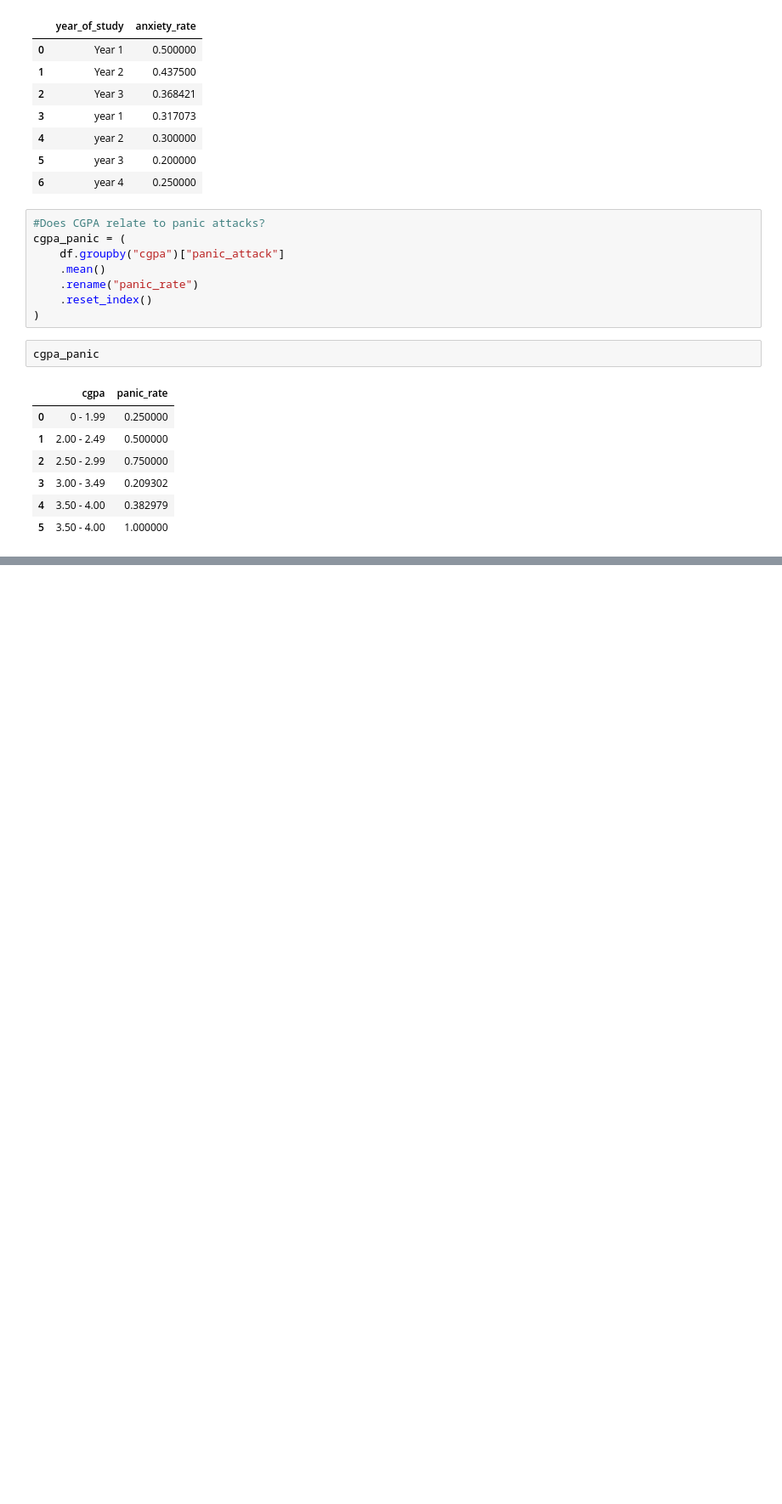
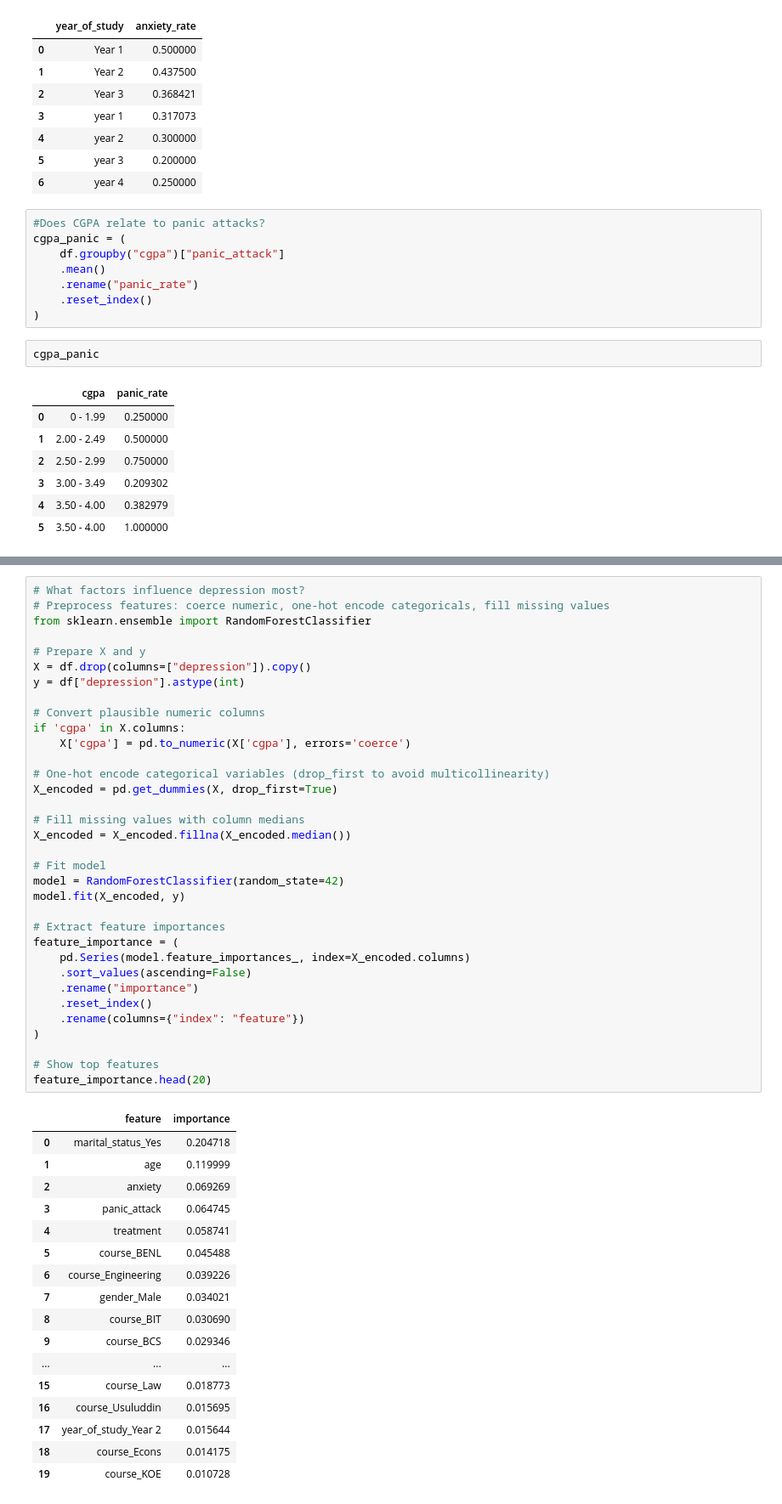
Before and after one commit to arshadziban/digital-impact-on-teen-minds, a Jupyter notebook: digital-impact-on-teen-minds.ipynb, the cells around one changed output, grey strips where cells are left out. Shown at 85% size. Drawn from its saved outputs; the diff is of its cells as text; blank space fills up the shorter version.

```diff
--- a/digital-impact-on-teen-minds.ipynb
+++ b/digital-impact-on-teen-minds.ipynb
@@ -182,0 +237,52 @@ cgpa_panic
+# %%
+# What factors influence depression most?
+# Preprocess features: coerce numeric, one-hot encode categoricals, fill missing values
+from sklearn.ensemble import RandomForestClassifier
+
+# Prepare X and y
+X = df.drop(columns=["depression"]).copy()
+y = df["depression"].astype(int)
+
+# Convert plausible numeric columns
+if 'cgpa' in X.columns:
+    X['cgpa'] = pd.to_numeric(X['cgpa'], errors='coerce')
+
+# One-hot encode categorical variables (drop_first to avoid multicollinearity)
+X_encoded = pd.get_dummies(X, drop_first=True)
+
+# Fill missing values with column medians
+X_encoded = X_encoded.fillna(X_encoded.median())
+
+# Fit model
+model = RandomForestClassifier(random_state=42)
+model.fit(X_encoded, y)
+
+# Extract feature importances
+feature_importance = (
+    pd.Series(model.feature_importances_, index=X_encoded.columns)
+    .sort_values(ascending=False)
+    .rename("importance")
+    .reset_index()
+    .rename(columns={"index": "feature"})
+)
+
+# Show top features
+feature_importance.head(20)
+# %% [output]
+|  | feature | importance |
+| 0 | marital_status_Yes | 0.204718 |
+| 1 | age | 0.119999 |
+| 2 | anxiety | 0.069269 |
+| 3 | panic_attack | 0.064745 |
+| 4 | treatment | 0.058741 |
+| 5 | course_BENL | 0.045488 |
+| 6 | course_Engineering | 0.039226 |
+| 7 | gender_Male | 0.034021 |
+| 8 | course_BIT | 0.030690 |
+| 9 | course_BCS | 0.029346 |
+| ... | ... | ... |
+| 15 | course_Law | 0.018773 |
+| 16 | course_Usuluddin | 0.015695 |
+| 17 | year_of_study_Year 2 | 0.015644 |
+| 18 | course_Econs | 0.014175 |
+| 19 | course_KOE | 0.010728 |
```
Also changed, not shown: parts of 5 cells of this notebook.
